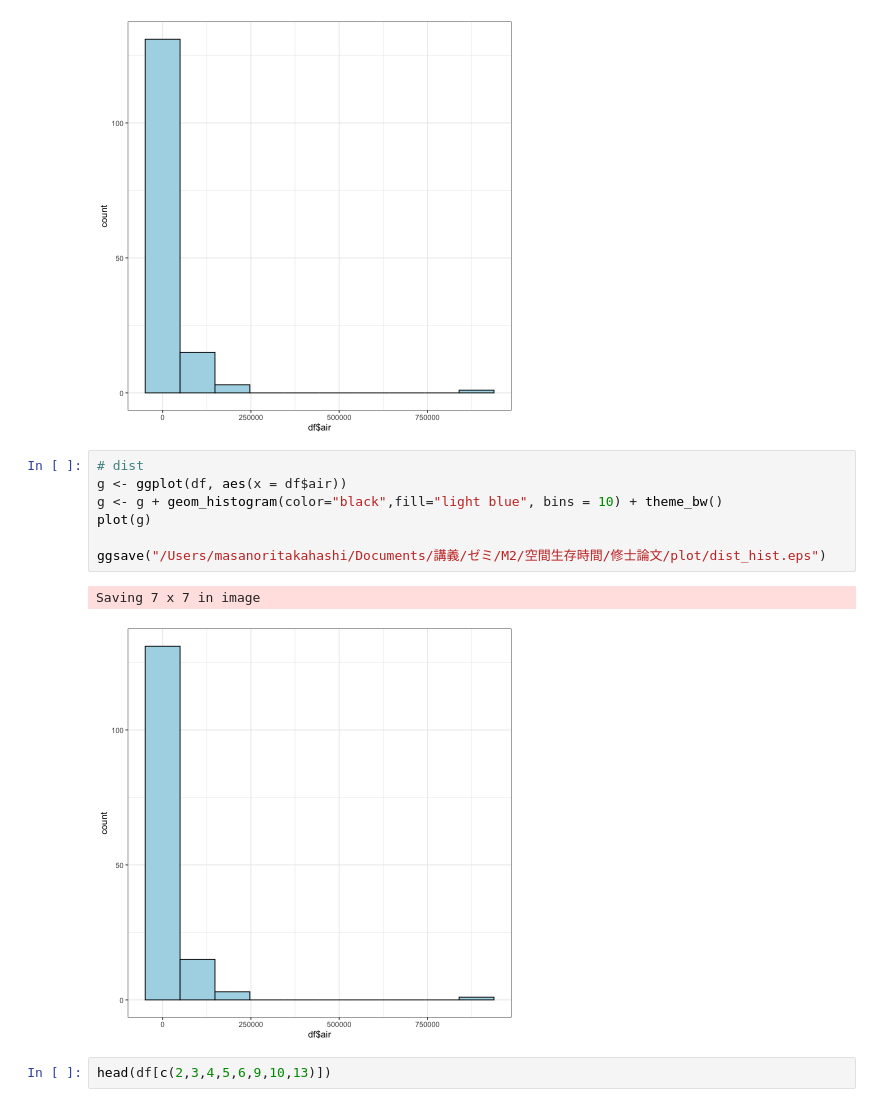
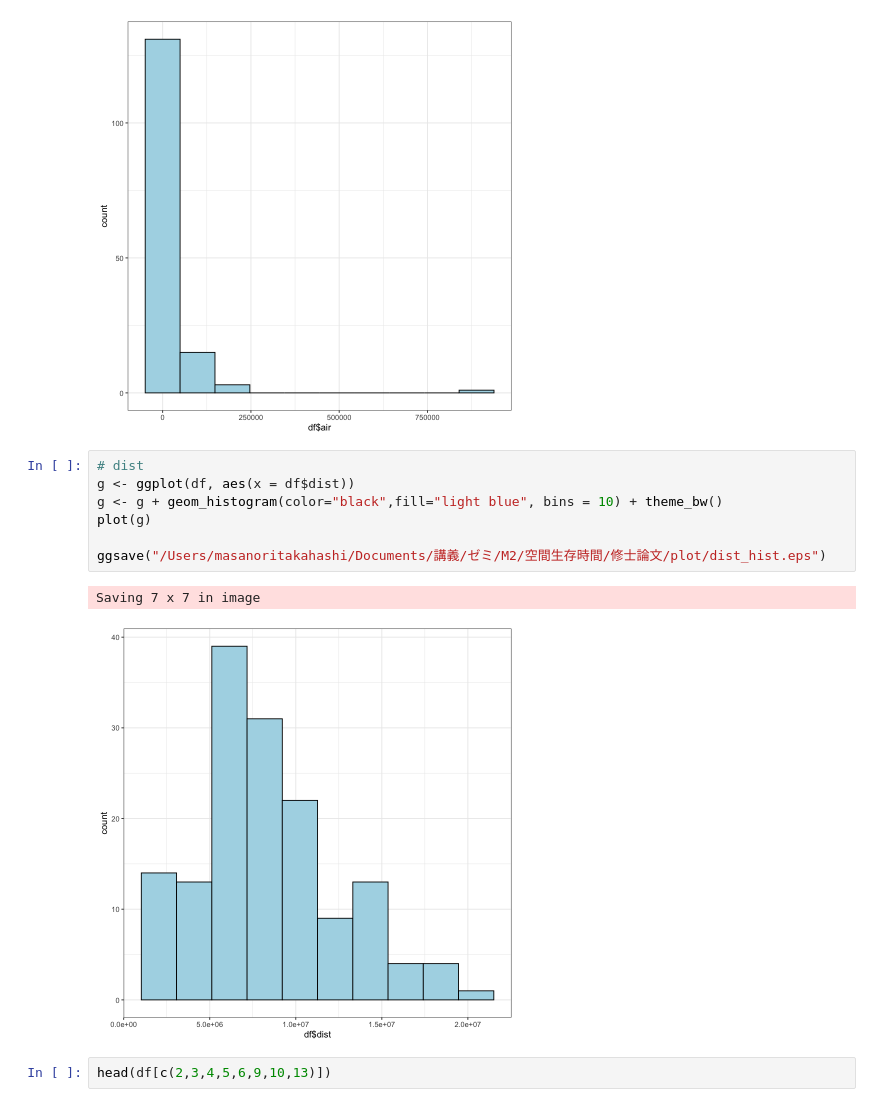
Before and after one commit to nori0724/COVID-19, a Jupyter notebook: notebook/修論用/探索的データ解析plot用.ipynb, the cells around one changed output. Saved outputs shown, nothing was run; the diff lists cells and outputs as text.

```diff
--- a/notebook/修論用/探索的データ解析plot用.ipynb
+++ b/notebook/修論用/探索的データ解析plot用.ipynb
@@ -112,14 +112,14 @@ Saving 7 x 7 in image
 [figure]
 # %%
 # dist
-g <- ggplot(df, aes(x = df$air))
+g <- ggplot(df, aes(x = df$dist))
 g <- g + geom_histogram(color="black",fill="light blue", bins = 10) + theme_bw()
 plot(g)
 
 ggsave("/Users/masanoritakahashi/Documents/講義/ゼミ/M2/空間生存時間/修士論文/plot/dist_hist.eps")
 # %% [output]
 Saving 7 x 7 in image
-[figure, old version]
+[figure, new version]
 # %%
 head(df[c(2,3,4,5,6,9,10,13)])
 # %% [output]
```
Also changed, not shown: parts of 1 cell of this notebook.
